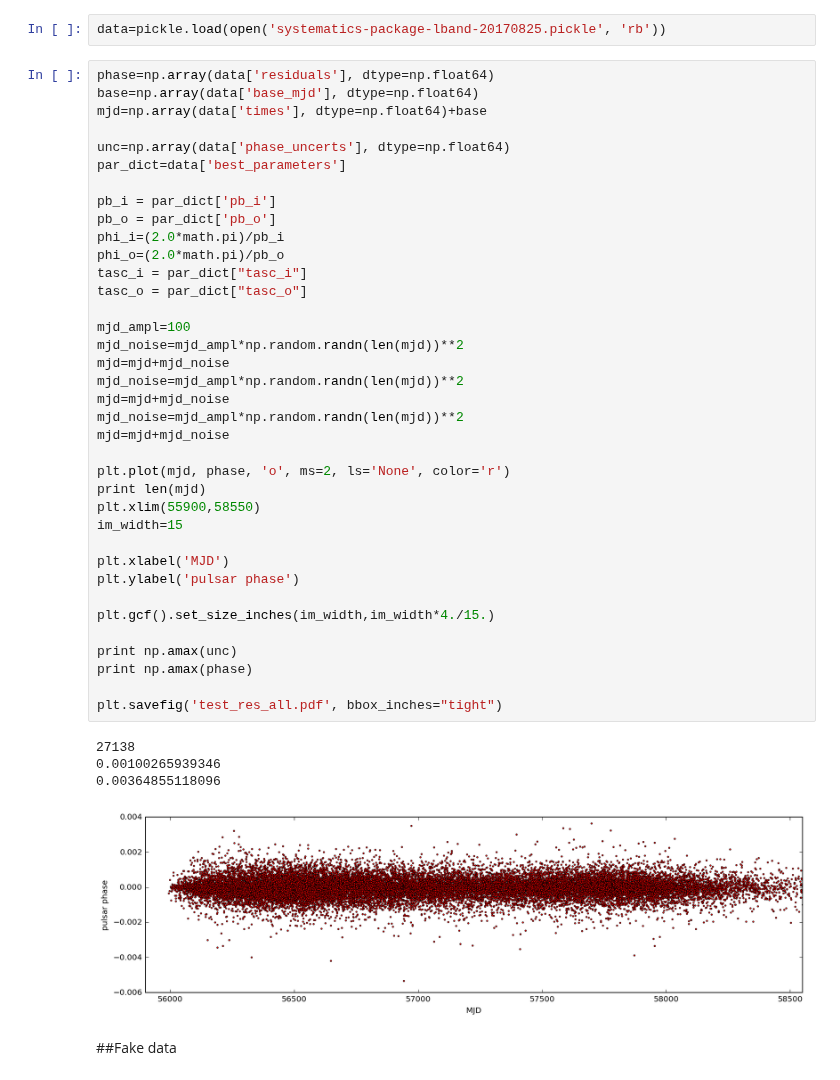
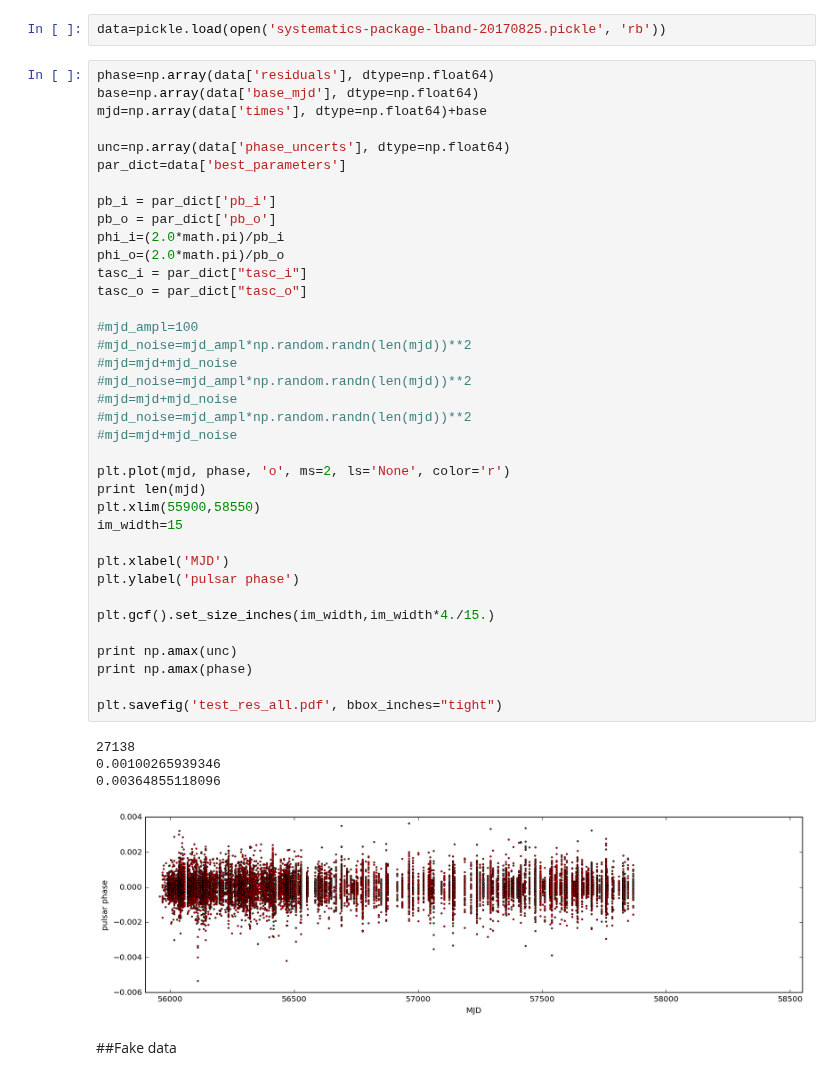
Before and after one commit to aarchiba/triplesystem, a Jupyter notebook: systematics/test_arrow_plot.ipynb, the cells around one changed output. Cells and saved outputs as stored; diff of their text form.

```diff
--- a/systematics/test_arrow_plot.ipynb
+++ b/systematics/test_arrow_plot.ipynb
@@ -26,41 +26,41 @@ mjd=np.array(data['times'], dtype=np.float64)+base
 
 unc=np.array(data['phase_uncerts'], dtype=np.float64)
 par_dict=data['best_parameters']
 
 pb_i = par_dict['pb_i']
 pb_o = par_dict['pb_o']
 phi_i=(2.0*math.pi)/pb_i
 phi_o=(2.0*math.pi)/pb_o
 tasc_i = par_dict["tasc_i"]
 tasc_o = par_dict["tasc_o"]
 
-mjd_ampl=100
-mjd_noise=mjd_ampl*np.random.randn(len(mjd))**2
-mjd=mjd+mjd_noise
-mjd_noise=mjd_ampl*np.random.randn(len(mjd))**2
-mjd=mjd+mjd_noise
-mjd_noise=mjd_ampl*np.random.randn(len(mjd))**2
-mjd=mjd+mjd_noise
+#mjd_ampl=100
+#mjd_noise=mjd_ampl*np.random.randn(len(mjd))**2
+#mjd=mjd+mjd_noise
+#mjd_noise=mjd_ampl*np.random.randn(len(mjd))**2
+#mjd=mjd+mjd_noise
+#mjd_noise=mjd_ampl*np.random.randn(len(mjd))**2
+#mjd=mjd+mjd_noise
 
 plt.plot(mjd, phase, 'o', ms=2, ls='None', color='r')
 print len(mjd)
 plt.xlim(55900,58550)
 im_width=15
 
 plt.xlabel('MJD')
 plt.ylabel('pulsar phase')
 
 plt.gcf().set_size_inches(im_width,im_width*4./15.)
 
 print np.amax(unc)
 print np.amax(phase)
 
 plt.savefig('test_res_all.pdf', bbox_inches="tight")
 # %% [output]
 27138
 0.00100265939346
 0.00364855118096
-[figure, old version]
+[figure, new version]
 # %% [markdown]
 ##Fake data
 # %%
```
Also changed, not shown: parts of 9 cells of this notebook.
